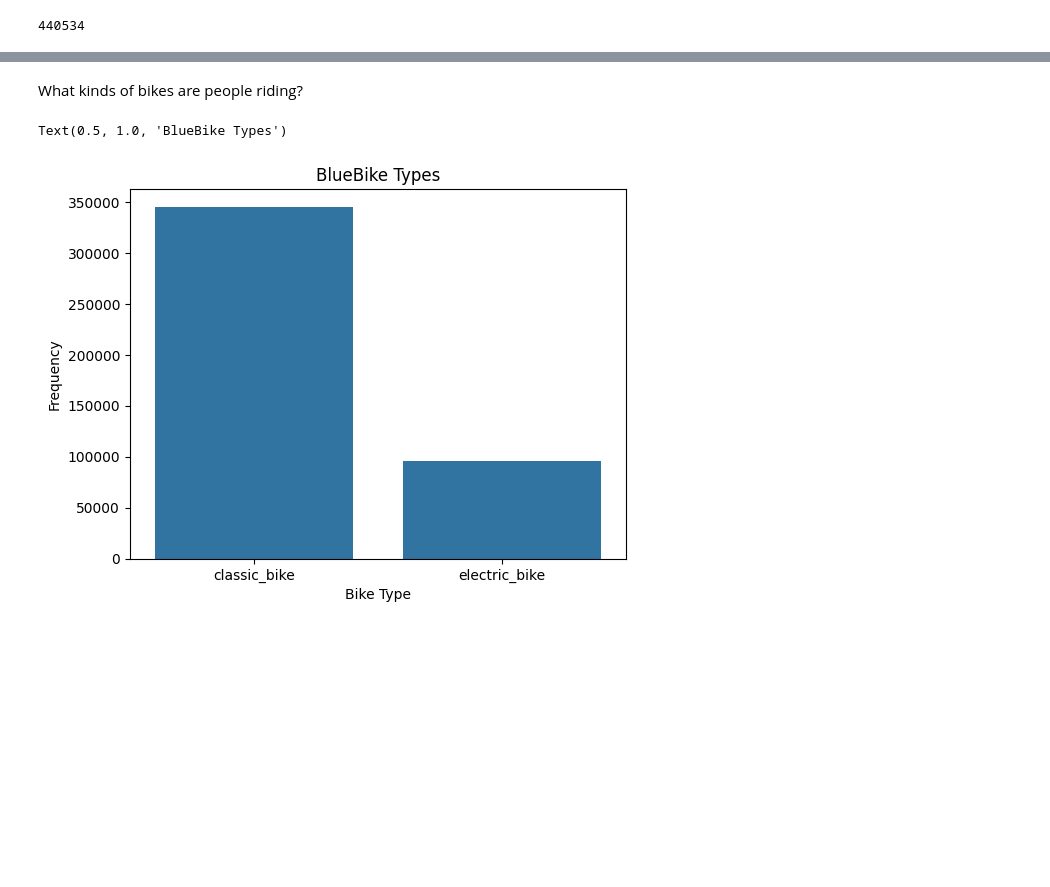
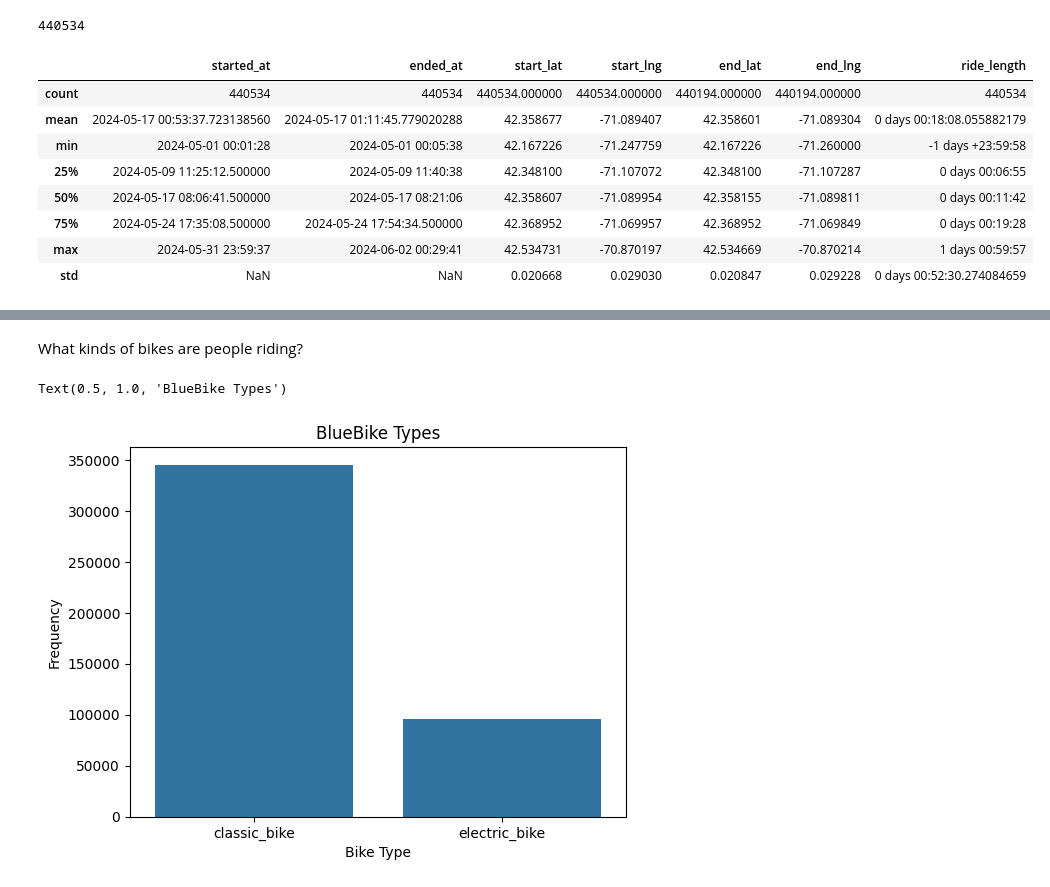
Before and after one commit to clarkaid/BlueBikesAnalysis, a Jupyter notebook: Analysis/eda.ipynb, the cells around one changed output, grey strips where cells are left out. Drawn from its saved outputs; the diff is of its cells as text; code cells hidden in the pictures; blank space fills up the shorter version.

```diff
--- a/Analysis/eda.ipynb
+++ b/Analysis/eda.ipynb
@@ -40,3 +46,17 @@ print(len(blueBikes["ride_id"].unique()))
 #is equivalent to the number of trips in the dataset
 # %% [output]
 440534
+# %%
+#Pandas practice
+blueBikes["ride_length"] = blueBikes["ended_at"] - blueBikes["started_at"]
+blueBikes.describe()
+# %% [output]
+|  | started_at | ended_at | start_lat | start_lng | end_lat | end_lng | ride_length |
+| count | 440534 | 440534 | 440534.000000 | 440534.000000 | 440194.000000 | 440194.000000 | 440534 |
+| mean | 2024-05-17 00:53:37.723138560 | 2024-05-17 01:11:45.779020288 | 42.358677 | -71.089407 | 42.358601 | -71.089304 | 0 days 00:18:08.055882179 |
+| min | 2024-05-01 00:01:28 | 2024-05-01 00:05:38 | 42.167226 | -71.247759 | 42.167226 | -71.260000 | -1 days +23:59:58 |
+| 25% | 2024-05-09 11:25:12.500000 | 2024-05-09 11:40:38 | 42.348100 | -71.107072 | 42.348100 | -71.107287 | 0 days 00:06:55 |
+| 50% | 2024-05-17 08:06:41.500000 | 2024-05-17 08:21:06 | 42.358607 | -71.089954 | 42.358155 | -71.089811 | 0 days 00:11:42 |
+| 75% | 2024-05-24 17:35:08.500000 | 2024-05-24 17:54:34.500000 | 42.368952 | -71.069957 | 42.368952 | -71.069849 | 0 days 00:19:28 |
+| max | 2024-05-31 23:59:37 | 2024-06-02 00:29:41 | 42.534731 | -70.870197 | 42.534669 | -70.870214 | 1 days 00:59:57 |
+| std | NaN | NaN | 0.020668 | 0.029030 | 0.020847 | 0.029228 | 0 days 00:52:30.274084659 |
```
Also changed, not shown: parts of 12 cells of this notebook.
